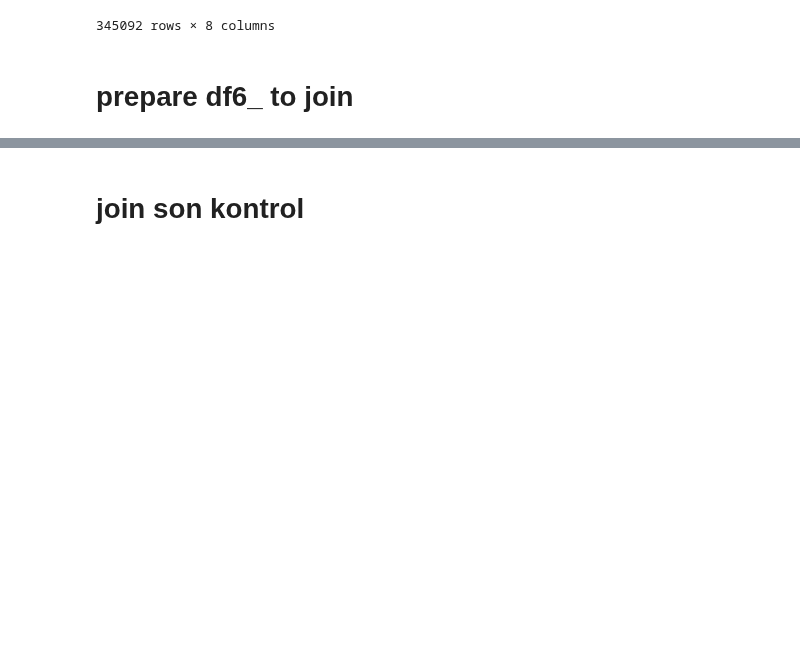
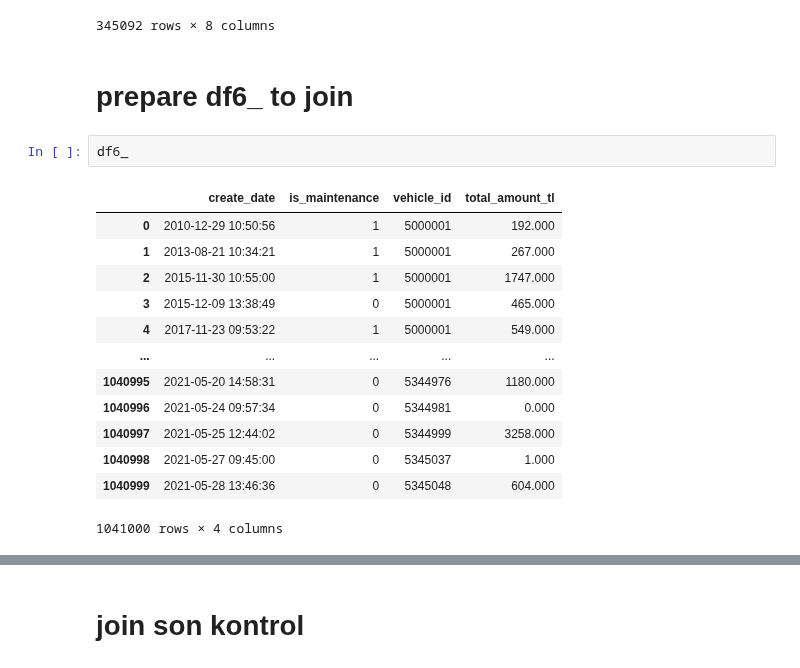
Before and after one commit to KdrDrn/04_PROJECTS, a Jupyter notebook: 16_Doğuş_Datathon_Otomotiv/Dogus_Customer_Segmentation_v02.ipynb, the cells around one changed output, grey strips where cells are left out. Drawn from its saved outputs; the diff is of its cells as text; blank space fills up the shorter version.

```diff
--- a/16_Doğuş_Datathon_Otomotiv/Dogus_Customer_Segmentation_v02.ipynb
+++ b/16_Doğuş_Datathon_Otomotiv/Dogus_Customer_Segmentation_v02.ipynb
@@ -1515,3 +1515,19 @@ df05_
 345092 rows × 8 columns
 # %% [markdown]
 # prepare df6_ to join
+# %%
+df6_
+# %% [output]
+|  | create_date | is_maintenance | vehicle_id | total_amount_tl |
+| 0 | 2010-12-29 10:50:56 | 1 | 5000001 | 192.000 |
+| 1 | 2013-08-21 10:34:21 | 1 | 5000001 | 267.000 |
+| 2 | 2015-11-30 10:55:00 | 1 | 5000001 | 1747.000 |
+| 3 | 2015-12-09 13:38:49 | 0 | 5000001 | 465.000 |
+| 4 | 2017-11-23 09:53:22 | 1 | 5000001 | 549.000 |
+| ... | ... | ... | ... | ... |
+| 1040995 | 2021-05-20 14:58:31 | 0 | 5344976 | 1180.000 |
+| 1040996 | 2021-05-24 09:57:34 | 0 | 5344981 | 0.000 |
+| 1040997 | 2021-05-25 12:44:02 | 0 | 5344999 | 3258.000 |
+| 1040998 | 2021-05-27 09:45:00 | 0 | 5345037 | 1.000 |
+| 1040999 | 2021-05-28 13:46:36 | 0 | 5345048 | 604.000 |
+1041000 rows × 4 columns
```
Also changed, not shown: parts of 178 cells of this notebook.
